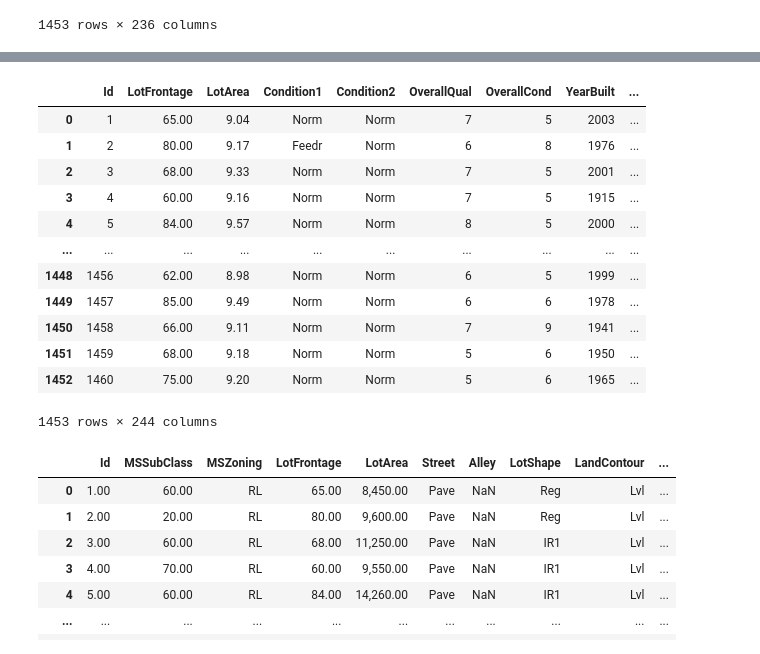
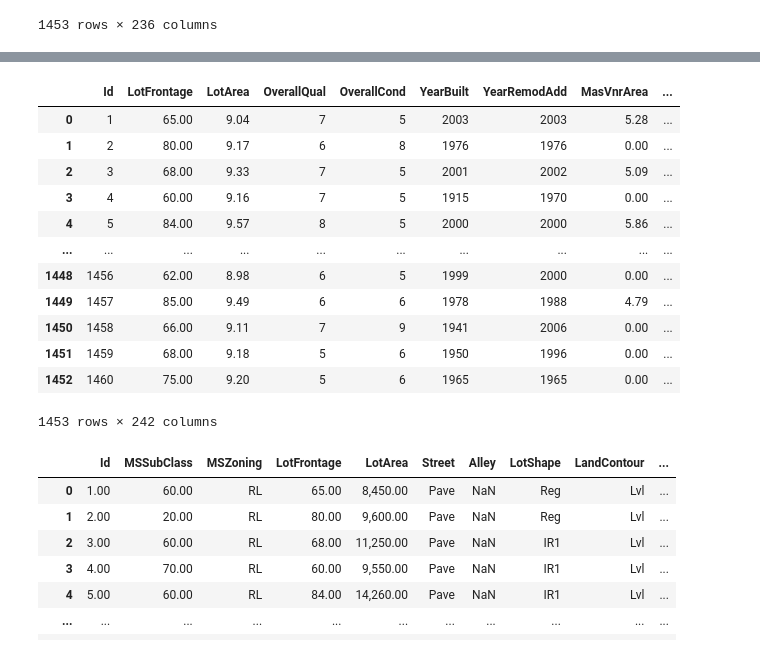
Before and after one commit to karvendhanm/kaggle, a Jupyter notebook: house_prices_prediction/ensemble_with_catboost.ipynb, the cells around one changed output, grey strips where cells are left out. Cells and saved outputs as stored; diff of their text form; code cells hidden in the pictures.

```diff
--- a/house_prices_prediction/ensemble_with_catboost.ipynb
+++ b/house_prices_prediction/ensemble_with_catboost.ipynb
@@ -748,22 +797,22 @@ conditions
 # %%
 for condition in conditions:
     df[f'Condition_{condition}'] = ((df['Condition1'] == condition) | (df['Condition2'] == condition)).astype('int')
-df.drop(['Condition1', 'Condition2'], axis=1)
+df = df.drop(['Condition1', 'Condition2'], axis=1)
 df
 # %% [output]
-|  | Id | LotFrontage | LotArea | Condition1 | Condition2 | OverallQual | OverallCond | YearBuilt | ... |
-| 0 | 1 | 65.00 | 9.04 | Norm | Norm | 7 | 5 | 2003 | ... |
-| 1 | 2 | 80.00 | 9.17 | Feedr | Norm | 6 | 8 | 1976 | ... |
-| 2 | 3 | 68.00 | 9.33 | Norm | Norm | 7 | 5 | 2001 | ... |
-| 3 | 4 | 60.00 | 9.16 | Norm | Norm | 7 | 5 | 1915 | ... |
-| 4 | 5 | 84.00 | 9.57 | Norm | Norm | 8 | 5 | 2000 | ... |
+|  | Id | LotFrontage | LotArea | OverallQual | OverallCond | YearBuilt | YearRemodAdd | MasVnrArea | ... |
+| 0 | 1 | 65.00 | 9.04 | 7 | 5 | 2003 | 2003 | 5.28 | ... |
+| 1 | 2 | 80.00 | 9.17 | 6 | 8 | 1976 | 1976 | 0.00 | ... |
+| 2 | 3 | 68.00 | 9.33 | 7 | 5 | 2001 | 2002 | 5.09 | ... |
+| 3 | 4 | 60.00 | 9.16 | 7 | 5 | 1915 | 1970 | 0.00 | ... |
+| 4 | 5 | 84.00 | 9.57 | 8 | 5 | 2000 | 2000 | 5.86 | ... |
 | ... | ... | ... | ... | ... | ... | ... | ... | ... | ... |
-| 1448 | 1456 | 62.00 | 8.98 | Norm | Norm | 6 | 5 | 1999 | ... |
-| 1449 | 1457 | 85.00 | 9.49 | Norm | Norm | 6 | 6 | 1978 | ... |
-| 1450 | 1458 | 66.00 | 9.11 | Norm | Norm | 7 | 9 | 1941 | ... |
-| 1451 | 1459 | 68.00 | 9.18 | Norm | Norm | 5 | 6 | 1950 | ... |
-| 1452 | 1460 | 75.00 | 9.20 | Norm | Norm | 5 | 6 | 1965 | ... |
+| 1448 | 1456 | 62.00 | 8.98 | 6 | 5 | 1999 | 2000 | 0.00 | ... |
+| 1449 | 1457 | 85.00 | 9.49 | 6 | 6 | 1978 | 1988 | 4.79 | ... |
+| 1450 | 1458 | 66.00 | 9.11 | 7 | 9 | 1941 | 2006 | 0.00 | ... |
+| 1451 | 1459 | 68.00 | 9.18 | 5 | 6 | 1950 | 1996 | 0.00 | ... |
+| 1452 | 1460 | 75.00 | 9.20 | 5 | 6 | 1965 | 1965 | 0.00 | ... |
-1453 rows × 244 columns
+1453 rows × 242 columns
 # %%
 df.to_csv('../output/house_prices_prediction/before_processing.csv', index=False, index_label=False)
 # %%
```
Also changed, not shown: parts of 22 cells of this notebook.
